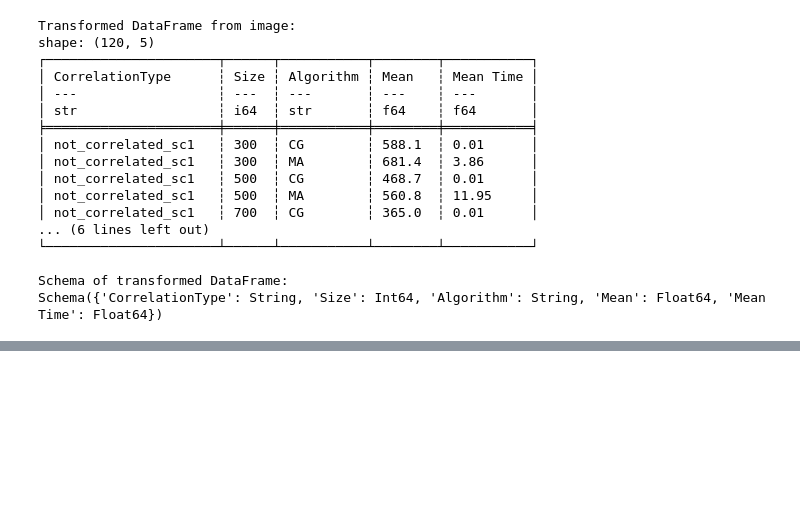
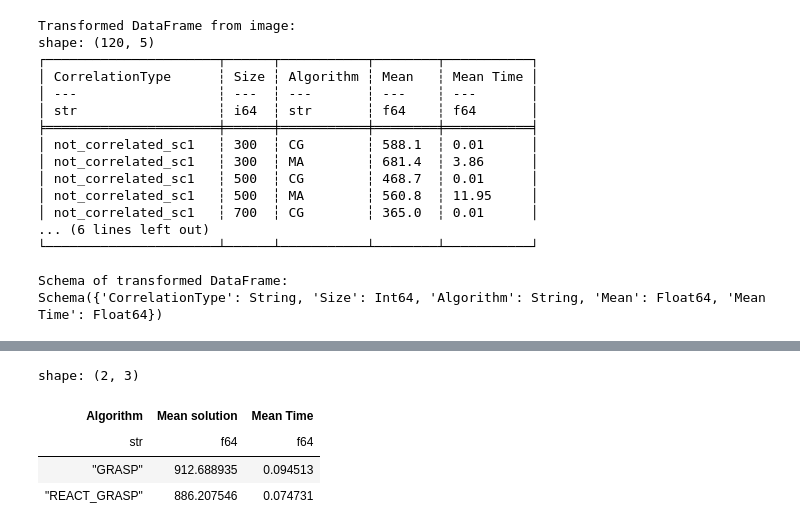
Before and after one commit to carolabdu/otm_grafos, a Jupyter notebook: OTM/analysis.ipynb, the cells around one changed output, grey strips where cells are left out. Saved outputs shown, nothing was run; the diff lists cells and outputs as text; code cells hidden in the pictures; blank space fills up the shorter version.

```diff
--- a/OTM/analysis.ipynb
+++ b/OTM/analysis.ipynb
@@ -310,0 +294,14 @@ shape: (660, 10)
+# %%
+df_grasp = df.filter(pl.col("Algorithm").str.contains("GRASP"))
+df_grasp = df_grasp.group_by(["Algorithm"], maintain_order=True)
+df_grasp = df_grasp.agg([
+    pl.col("Mean").mean().alias("Mean solution"),
+    pl.col("Mean Time").mean().alias("Mean Time")
+])
+df_grasp
+# %% [output]
+shape: (2, 3)
+| Algorithm | Mean solution | Mean Time |
+| str | f64 | f64 |
+| "GRASP" | 912.688935 | 0.094513 |
+| "REACT_GRASP" | 886.207546 | 0.074731 |
```
Also changed, not shown: parts of 8 cells of this notebook, 1 other file.
